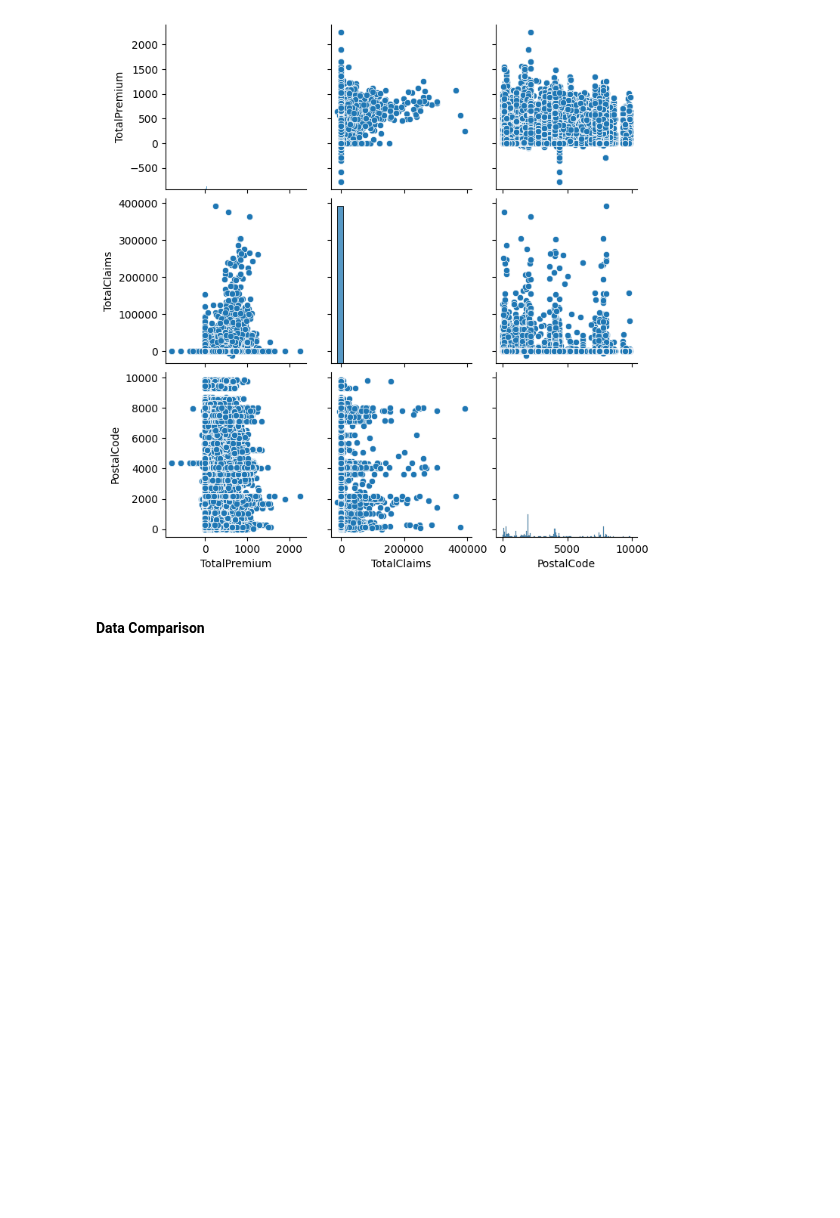
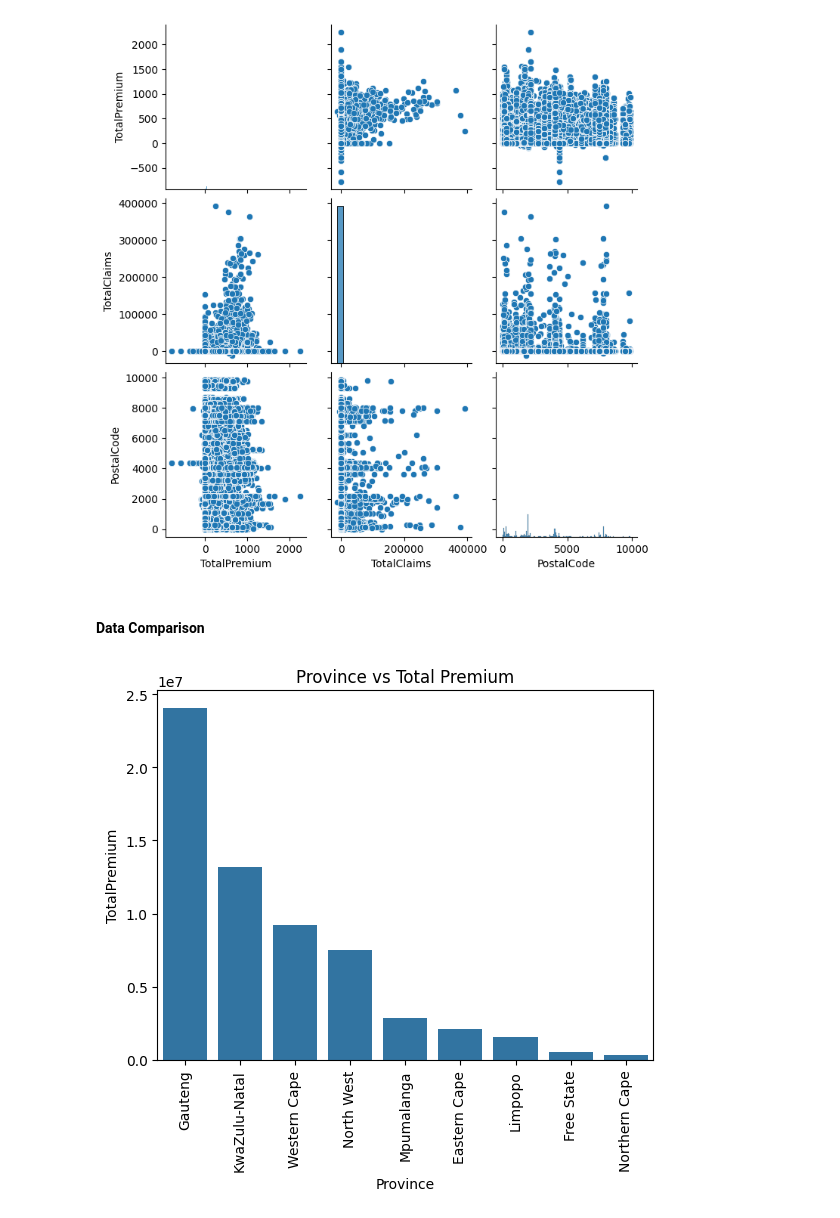
Before and after one commit to Yosef-ft/Insurance_Analysis, a Jupyter notebook: notebook/EDA.ipynb, the cells around one changed output. Cells and saved outputs as stored; diff of their text form; code cells hidden in the pictures; blank space fills up the shorter version.

```diff
--- a/notebook/EDA.ipynb
+++ b/notebook/EDA.ipynb
@@ -379,3 +413,10 @@ plt.show()
 [figure]
 # %% [markdown]
 #### Data Comparison
+# %%
+# TotalPremium per province
+sns.barplot(data.groupby(by='Province')['TotalPremium'].sum().sort_values(ascending=False))
+plt.title('Province vs Total Premium')
+plt.xticks(rotation=90);
+# %% [output]
+[figure, added]
```
Also changed, not shown: parts of 14 cells of this notebook.
